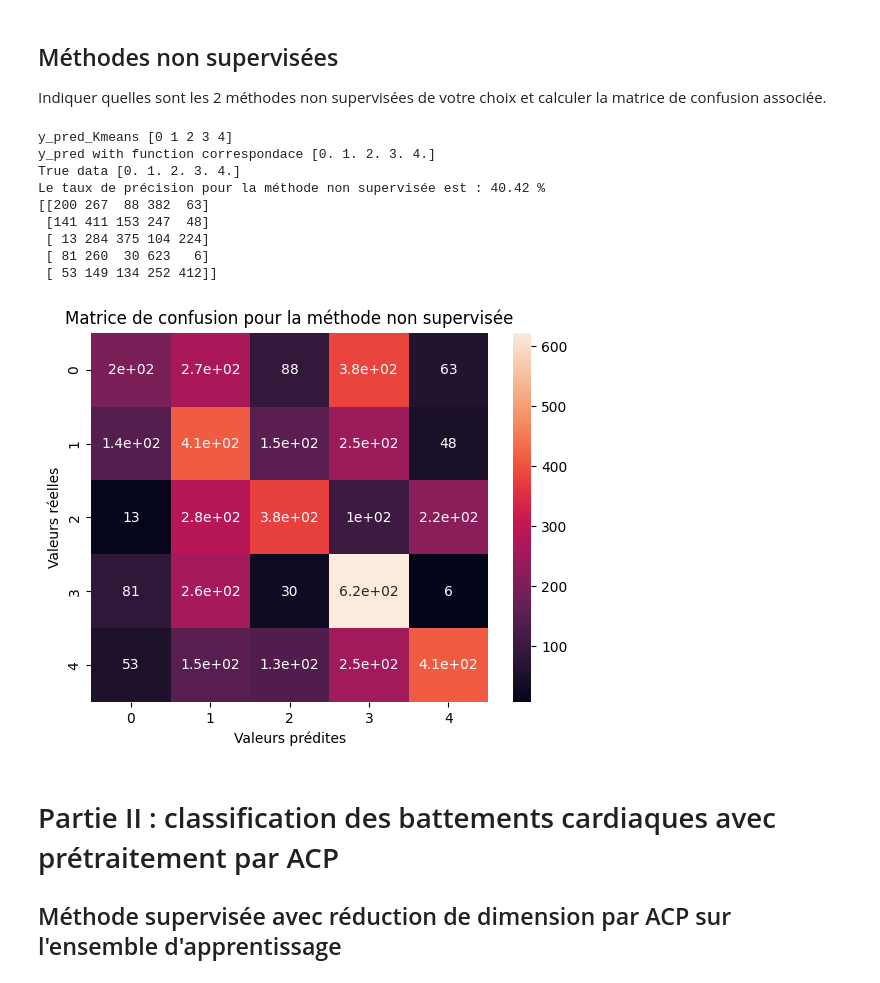
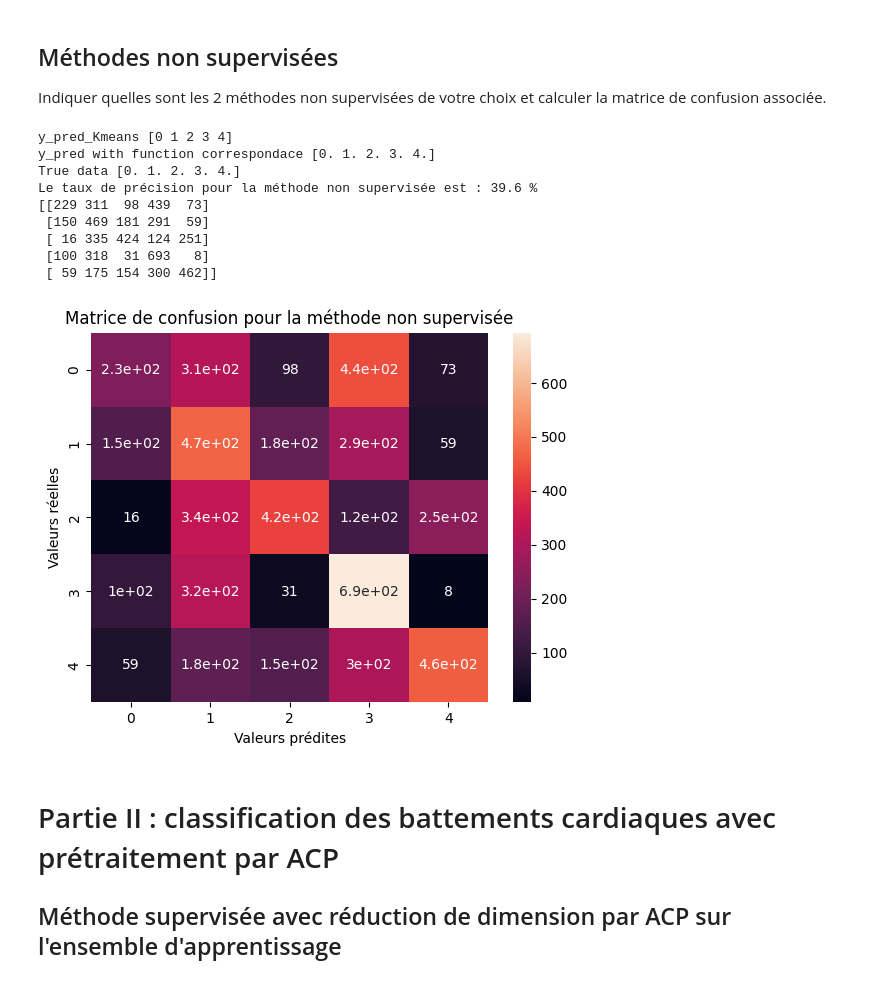
Before and after one commit to MA-BOUSSOUALEF/Classification-of-Heartbeats, a Jupyter notebook: Projet_ECG_Etudiant.ipynb, the cells around one changed output. Drawn from its saved outputs; the diff is of its cells as text; code cells hidden in the pictures.

```diff
--- a/Projet_ECG_Etudiant.ipynb
+++ b/Projet_ECG_Etudiant.ipynb
@@ -184,37 +203,38 @@ Indiquer quelles sont les 2 méthodes non supervisées de votre choix et calcule
 # %%
 
 from sklearn.cluster import KMeans
 k_means = KMeans(n_clusters=5, random_state=0)
 
-y_train = LabelApp
-y_pred_kmeans = k_means.fit_predict(DataFeatureApp)
+y_train = np.concatenate((LabelApp, LabelTest))
+data_all = np.vstack((DataFeatureApp, DataFeatureTest))
+y_pred_kmeans = k_means.fit_predict(data_all)
 print("y_pred_Kmeans",np.unique(y_pred_kmeans))
-y_pred = correspondance(y_pred_kmeans,y_train) # les classes prédites pour la methodes non superviser
+y_pred = correspondance(y_pred_kmeans, y_train) # les classes prédites pour la methodes non superviser
 print("y_pred with function correspondace",np.unique(y_pred))
 print("True data",np.unique(y_train))
 
-acuray_score=accuracy_score(y_train,y_pred)
+acuray_score=accuracy_score(y_train, y_pred)
 print('Le taux de précision pour la méthode non supervisée est :',acuray_score*100,"%")
 
-matrice_confusion=confusion_matrix(y_train,y_pred)
+matrice_confusion=confusion_matrix(y_train, y_pred)
 print(matrice_confusion)
 plt.figure()
-sns.heatmap(matrice_confusion,annot=True)
+sns.heatmap(matrice_confusion, annot=True)
 plt.title('Matrice de confusion pour la méthode non supervisée')
 plt.xlabel('Valeurs prédites')
 plt.ylabel('Valeurs réelles')
 plt.show()
 # %% [output]
 y_pred_Kmeans [0 1 2 3 4]
 y_pred with function correspondace [0. 1. 2. 3. 4.]
 True data [0. 1. 2. 3. 4.]
-Le taux de précision pour la méthode non supervisée est : 40.42 %
-[[200 267  88 382  63]
- [141 411 153 247  48]
- [ 13 284 375 104 224]
- [ 81 260  30 623   6]
- [ 53 149 134 252 412]]
+Le taux de précision pour la méthode non supervisée est : 39.6 %
+[[229 311  98 439  73]
+ [150 469 181 291  59]
+ [ 16 335 424 124 251]
+ [100 318  31 693   8]
+ [ 59 175 154 300 462]]
-[figure, old version]
+[figure, new version]
 # %% [markdown]
 # Partie II : classification des battements cardiaques avec prétraitement par ACP
 
```
Also changed, not shown: parts of 3 cells of this notebook.
